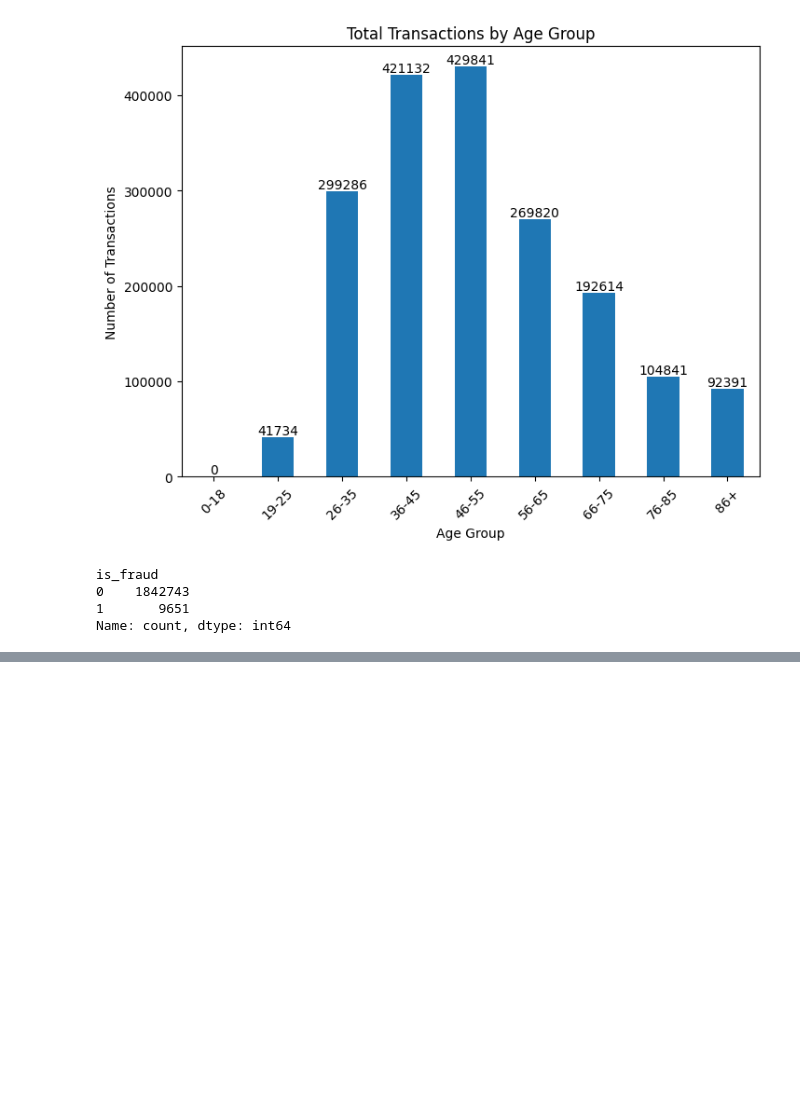
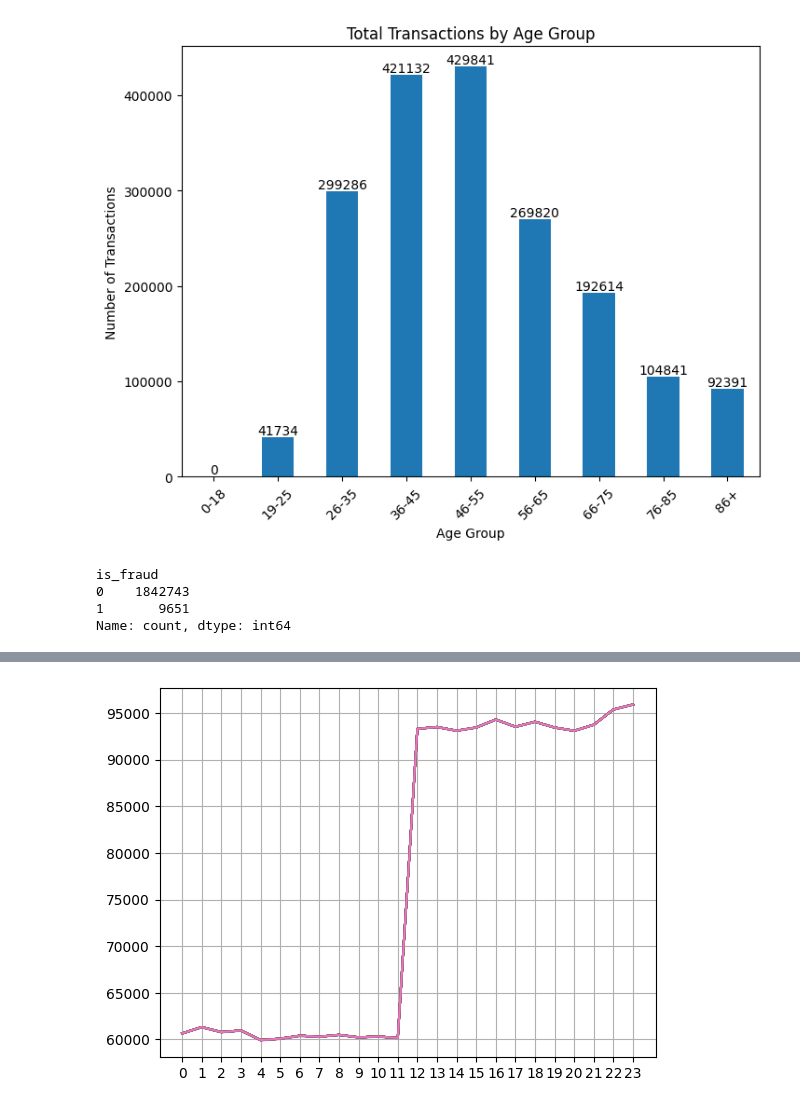
Before and after one commit to newguy7/DataScienceProjects, a Jupyter notebook: Credit_Card_Transactions_Fraud_Detection.ipynb, the cells around one changed output, grey strips where cells are left out. Saved outputs shown, nothing was run; the diff lists cells and outputs as text; code cells hidden in the pictures; blank space fills up the shorter version.

```diff
--- a/Credit_Card_Transactions_Fraud_Detection.ipynb
+++ b/Credit_Card_Transactions_Fraud_Detection.ipynb
@@ -312,0 +382,10 @@ clean_df.head()
+# %%
+#get all the unique value of hour
+hours = [hour for hour, df in clean_df.groupby('hour')]
+
+plt.plot(hours, clean_df.groupby(['hour']).count())
+plt.xticks(hours)
+plt.grid()
+plt.show()
+# %% [output]
+[figure, added]
```
Also changed, not shown: parts of 14 cells of this notebook.
